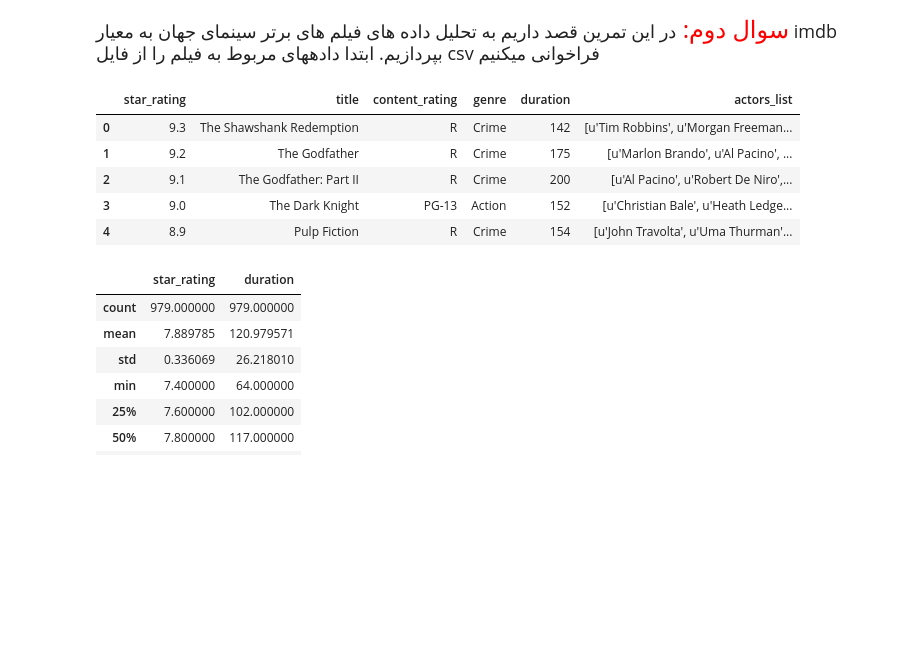
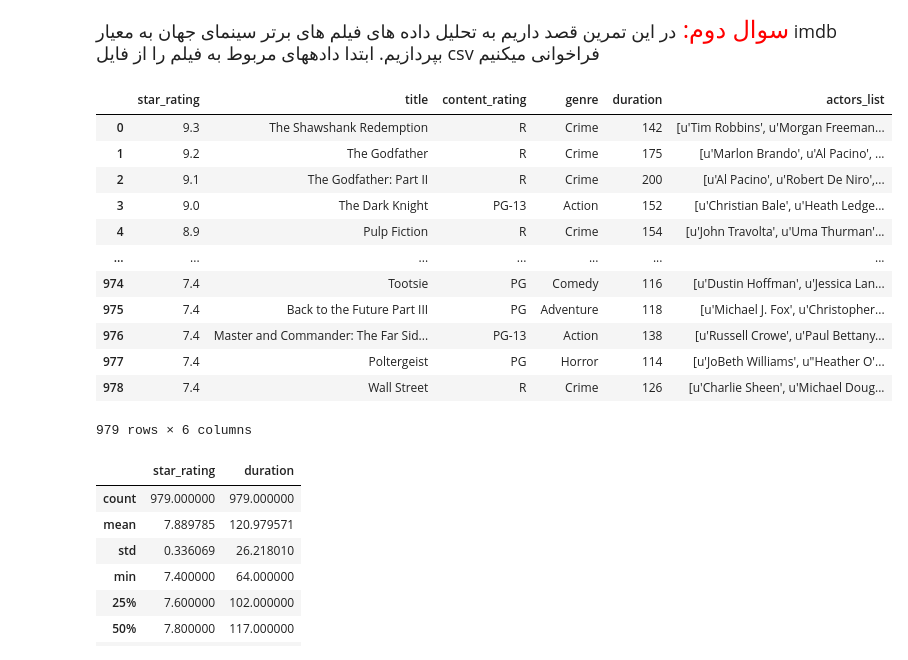
Before and after one commit to MapsaBootCamp/ML3_EXERCISE, a Jupyter notebook: week3_exercise.ipynb, the cells around one changed output. Drawn from its saved outputs; the diff is of its cells as text; code cells hidden in the pictures; blank space fills up the shorter version.

```diff
--- a/week3_exercise.ipynb
+++ b/week3_exercise.ipynb
@@ -95,15 +173,22 @@ $$ y =  -0.0051x^{2} + 0.8586x + 3.4332 $$
     </font>
 </div>
 # %%
-movies = pd.read_csv("data/imdb_movie_rank.csv")
-movies.head()
+movies = pd.read_csv("imdb_movie_rank.csv")
+movies
 # %% [output]
 |  | star_rating | title | content_rating | genre | duration | actors_list |
 | 0 | 9.3 | The Shawshank Redemption | R | Crime | 142 | [u'Tim Robbins', u'Morgan Freeman... |
 | 1 | 9.2 | The Godfather | R | Crime | 175 | [u'Marlon Brando', u'Al Pacino', ... |
 | 2 | 9.1 | The Godfather: Part II | R | Crime | 200 | [u'Al Pacino', u'Robert De Niro',... |
 | 3 | 9.0 | The Dark Knight | PG-13 | Action | 152 | [u'Christian Bale', u'Heath Ledge... |
 | 4 | 8.9 | Pulp Fiction | R | Crime | 154 | [u'John Travolta', u'Uma Thurman'... |
+| ... | ... | ... | ... | ... | ... | ... |
+| 974 | 7.4 | Tootsie | PG | Comedy | 116 | [u'Dustin Hoffman', u'Jessica Lan... |
+| 975 | 7.4 | Back to the Future Part III | PG | Adventure | 118 | [u'Michael J. Fox', u'Christopher... |
+| 976 | 7.4 | Master and Commander: The Far Sid... | PG-13 | Action | 138 | [u'Russell Crowe', u'Paul Bettany... |
+| 977 | 7.4 | Poltergeist | PG | Horror | 114 | [u'JoBeth Williams', u"Heather O'... |
+| 978 | 7.4 | Wall Street | R | Crime | 126 | [u'Charlie Sheen', u'Michael Doug... |
+979 rows × 6 columns
 # %%
 movies.describe()
 # %% [output]
```
Also changed, not shown: parts of 26 cells of this notebook, 1 other file.
